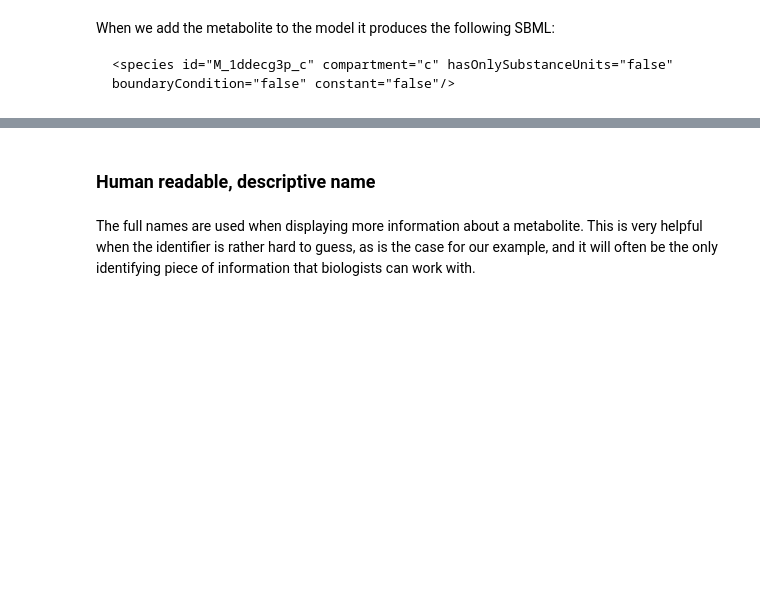
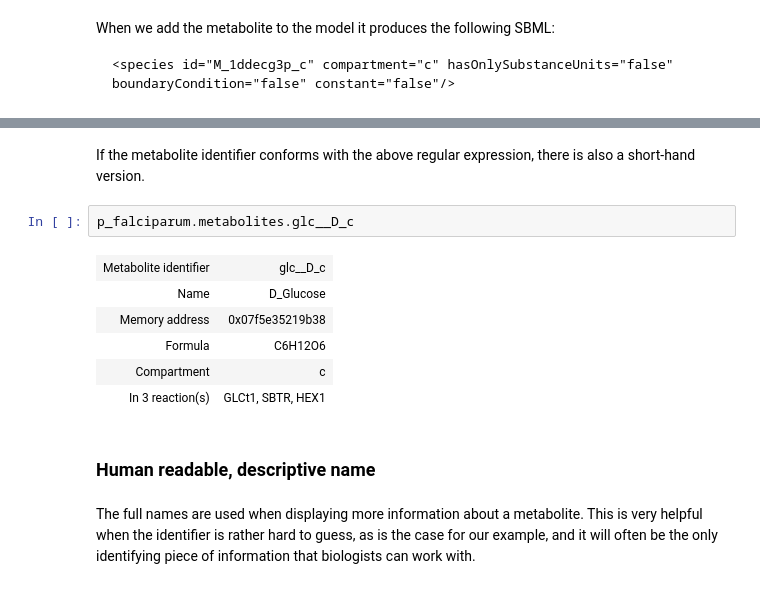
Before and after one commit to maureencarey/community_standards_supplemental, a Jupyter notebook: reconstruction_tutorial.ipynb, the cells around one changed output, grey strips where cells are left out. Saved outputs shown, nothing was run; the diff lists cells and outputs as text; blank space fills up the shorter version.

```diff
--- a/reconstruction_tutorial.ipynb
+++ b/reconstruction_tutorial.ipynb
@@ -161,3 +227,14 @@ When we add the metabolite to the model it produces the following SBML:
+# %% [markdown]
+If the metabolite identifier conforms with the above regular expression, there is also a short-hand version.
+# %%
+p_falciparum.metabolites.glc__D_c
+# %% [output]
+| Metabolite identifier | glc__D_c |
+| Name | D_Glucose |
+| Memory address | 0x07f5e35219b38 |
+| Formula | C6H12O6 |
+| Compartment | c |
+| In 3 reaction(s) | GLCt1, SBTR, HEX1 |
 # %% [markdown]
 ### Human readable, descriptive name
 # %% [markdown]
```
Also changed, not shown: parts of 61 cells of this notebook, 2 other files.
